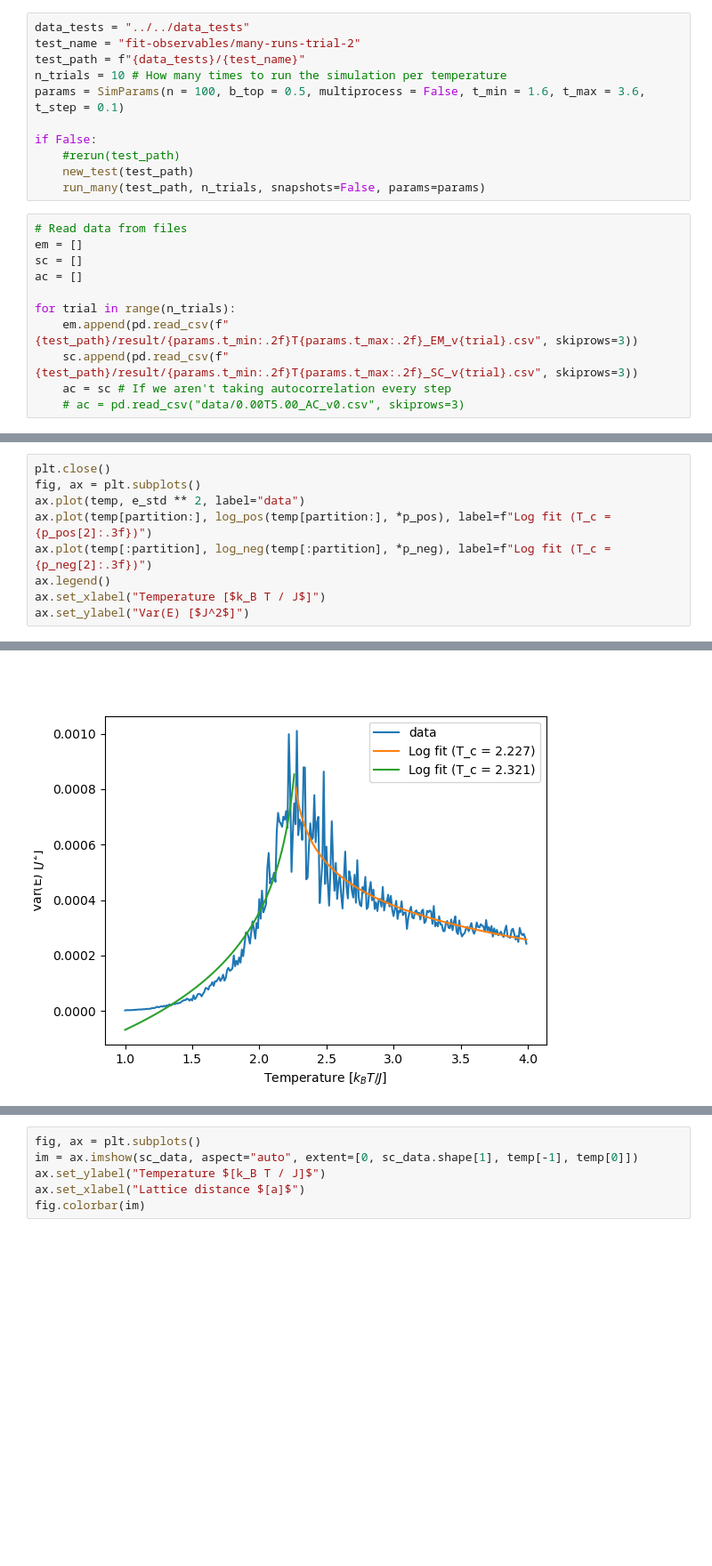
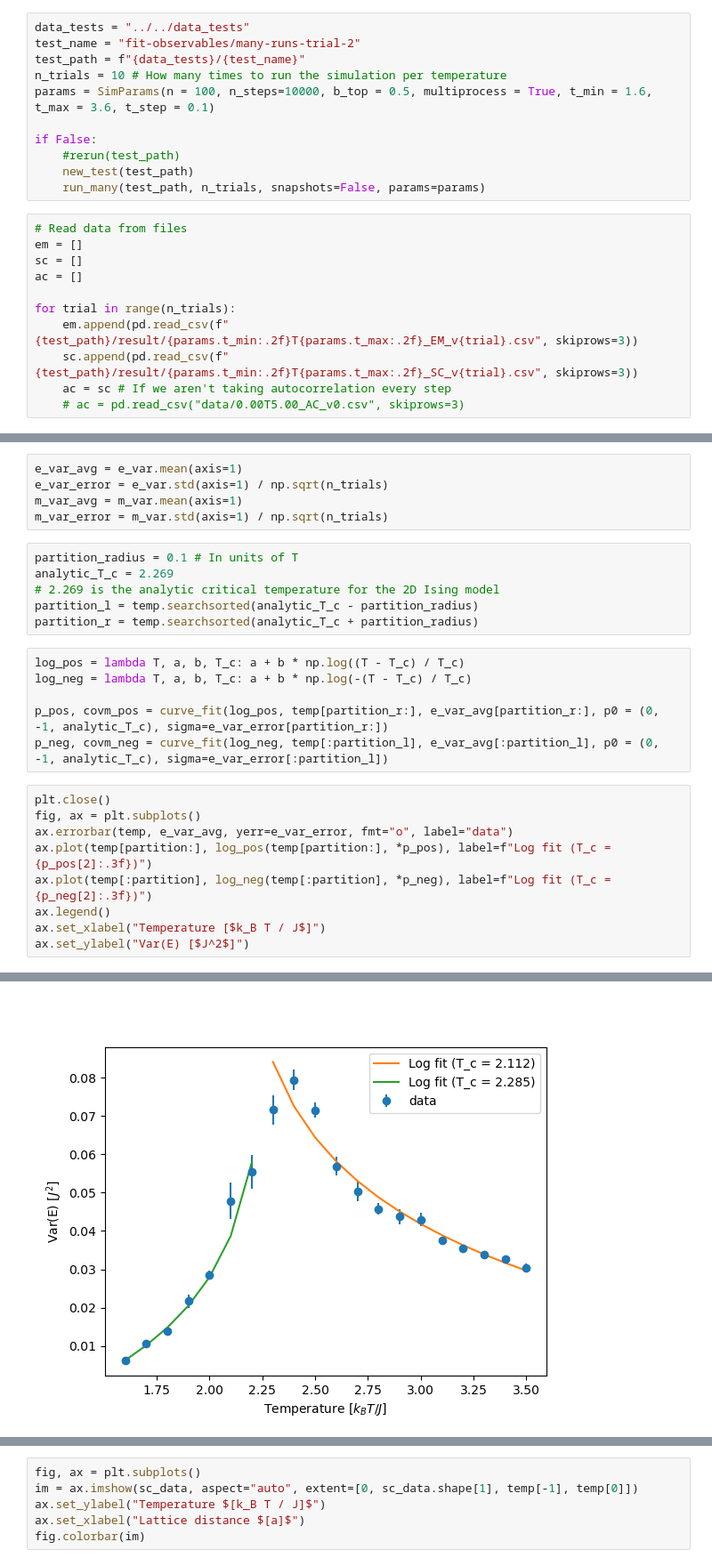
Before and after one commit to aderhall/phys382ising, a Jupyter notebook: analysis_notebooks/fit_observables.ipynb, the cells around one changed output, grey strips where cells are left out. Shown: that part at 89% size. Cells and saved outputs as stored; diff of their text form; blank space fills up the shorter version.

```diff
--- a/analysis_notebooks/fit_observables.ipynb
+++ b/analysis_notebooks/fit_observables.ipynb
@@ -41,7 +52,7 @@ data_tests = "../../data_tests"
 test_name = "fit-observables/many-runs-trial-2"
 test_path = f"{data_tests}/{test_name}"
 n_trials = 10 # How many times to run the simulation per temperature
-params = SimParams(n = 100, b_top = 0.5, multiprocess = False, t_min = 1.6, t_max = 3.6, t_step = 0.1)
+params = SimParams(n = 100, n_steps=10000, b_top = 0.5, multiprocess = True, t_min = 1.6, t_max = 3.6, t_step = 0.1)
 
 if False:
     #rerun(test_path)
@@ -133,12 +110,29 @@ p_neg, covm_neg = curve_fit(log_neg, temp[:partition], e_var[:partition], p0 = (
+# %%
+e_var_avg = e_var.mean(axis=1)
+e_var_error = e_var.std(axis=1) / np.sqrt(n_trials)
+m_var_avg = m_var.mean(axis=1)
+m_var_error = m_var.std(axis=1) / np.sqrt(n_trials)
+# %%
+partition_radius = 0.1 # In units of T
+analytic_T_c = 2.269
+# 2.269 is the analytic critical temperature for the 2D Ising model
+partition_l = temp.searchsorted(analytic_T_c - partition_radius)
+partition_r = temp.searchsorted(analytic_T_c + partition_radius)
+# %%
+log_pos = lambda T, a, b, T_c: a + b * np.log((T - T_c) / T_c)
+log_neg = lambda T, a, b, T_c: a + b * np.log(-(T - T_c) / T_c)
+
+p_pos, covm_pos = curve_fit(log_pos, temp[partition_r:], e_var_avg[partition_r:], p0 = (0, -1, analytic_T_c), sigma=e_var_error[partition_r:])
+p_neg, covm_neg = curve_fit(log_neg, temp[:partition_l], e_var_avg[:partition_l], p0 = (0, -1, analytic_T_c), sigma=e_var_error[:partition_l])
 # %%
 plt.close()
 fig, ax = plt.subplots()
-ax.plot(temp, e_std ** 2, label="data")
+ax.errorbar(temp, e_var_avg, yerr=e_var_error, fmt="o", label="data")
 ax.plot(temp[partition:], log_pos(temp[partition:], *p_pos), label=f"Log fit (T_c = {p_pos[2]:.3f})")
 ax.plot(temp[:partition], log_neg(temp[:partition], *p_neg), label=f"Log fit (T_c = {p_neg[2]:.3f})")
 ax.legend()
 ax.set_xlabel("Temperature [$k_B T / J$]")
 ax.set_ylabel("Var(E) [$J^2$]")
 # %% [output]
 Text(0, 0.5, 'Var(E) [$J^2$]')
-[figure, old version]
+[figure, new version]
```
Also changed, not shown: parts of 6 cells of this notebook.
